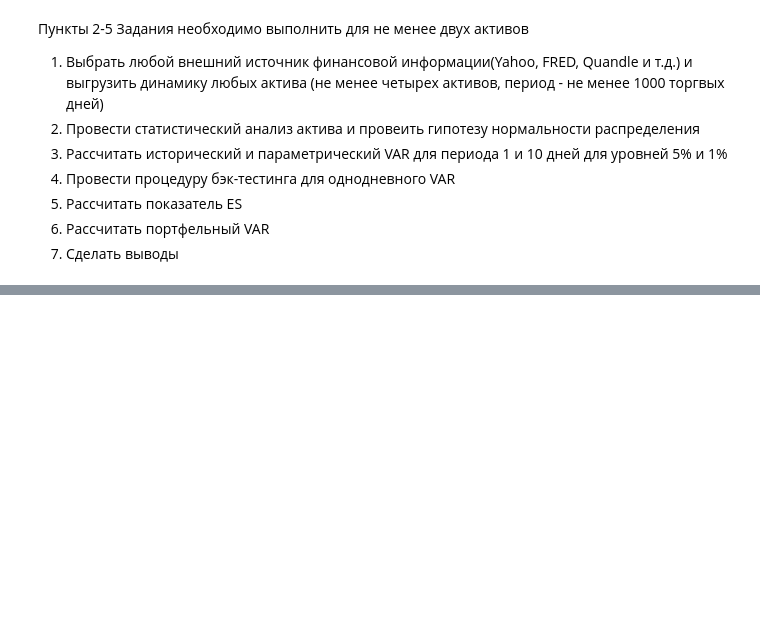
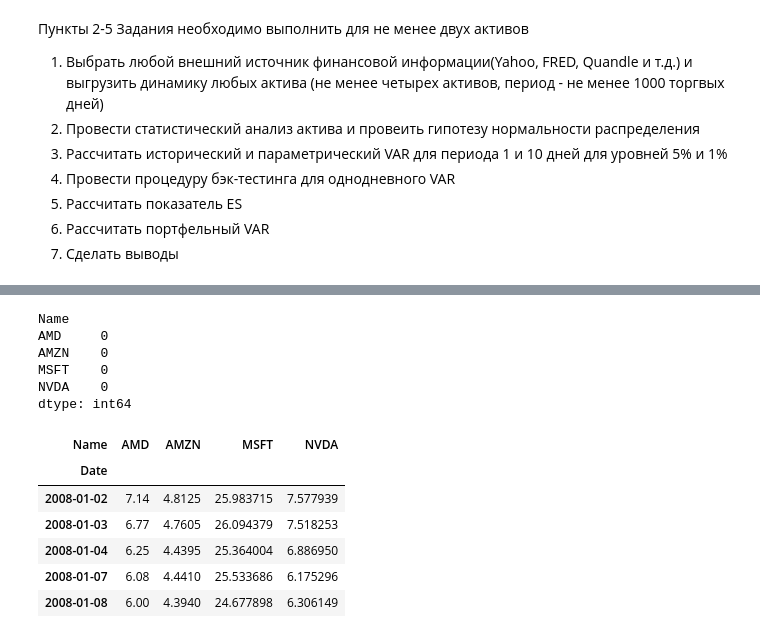
Before and after one commit to qununc/UFR, a Jupyter notebook: no3_var_backtests/Ex_Der_2_corrected.ipynb, the cells around one changed output, grey strips where cells are left out. Cells and saved outputs as stored; diff of their text form; code cells hidden in the pictures; blank space fills up the shorter version.

```diff
--- a/no3_var_backtests/Ex_Der_2_corrected.ipynb
+++ b/no3_var_backtests/Ex_Der_2_corrected.ipynb
@@ -522,0 +532,56 @@ VAR_port
+# %%
+Tickers=['MSFT','AMZN','AMD','NVDA']# выбранные для анализа активы
+# %%
+# Input Start and End Date
+start = datetime.datetime(2008,1,1)
+end = datetime.datetime(2022,5,1)
+
+# create empty dataframe
+stock_final = pd.DataFrame()
+
+# iterate over each symbol
+for i in tqdm(Tickers):
+
+    # print the symbol which is being downloaded
+    # print( str(Symbols.index(i)) + str(' : ') + i, sep=',', end=',', flush=True)
+
+    try:
+        # download the stock price
+        stock = []
+        stock = yf.download(i,start=start, end=end, progress=False, show_errors=False).loc[:, ['Adj Close', 'Volume']]
+
+        # append the individual stock prices
+        if len(stock) == 0:
+            None
+        else:
+            stock['Name']=i
+            stock_final = stock_final.append(stock,sort=False)
+    except Exception:
+        None
+
+stock_result = stock_final.drop(['Volume'], axis=1).reset_index()
+stock_result.rename({'Adj Close' : 'adj_close'}, axis=1, inplace=True)
+stock_result['Date'] = pd.to_datetime(stock_result['Date'], infer_datetime_format=True)
+stock_result = stock_result.drop_duplicates(ignore_index=True)
+stocks_pivoted = stock_result.pivot_table(
+    index='Name', columns='Date', values='adj_close', aggfunc='mean'
+).T
+# %%
+stocks_pivoted.isna().sum()
+# %% [output]
+Name
+AMD     0
+AMZN    0
+MSFT    0
+NVDA    0
+dtype: int64
+# %%
+stocks_pivoted.head()
+# %% [output]
+| Name | AMD | AMZN | MSFT | NVDA |
+| Date |  |  |  |  |
+| 2008-01-02 | 7.14 | 4.8125 | 25.983715 | 7.577939 |
+| 2008-01-03 | 6.77 | 4.7605 | 26.094379 | 7.518253 |
+| 2008-01-04 | 6.25 | 4.4395 | 25.364004 | 6.886950 |
+| 2008-01-07 | 6.08 | 4.4410 | 25.533686 | 6.175296 |
+| 2008-01-08 | 6.00 | 4.3940 | 24.677898 | 6.306149 |
```
Also changed, not shown: parts of 110 cells of this notebook.
